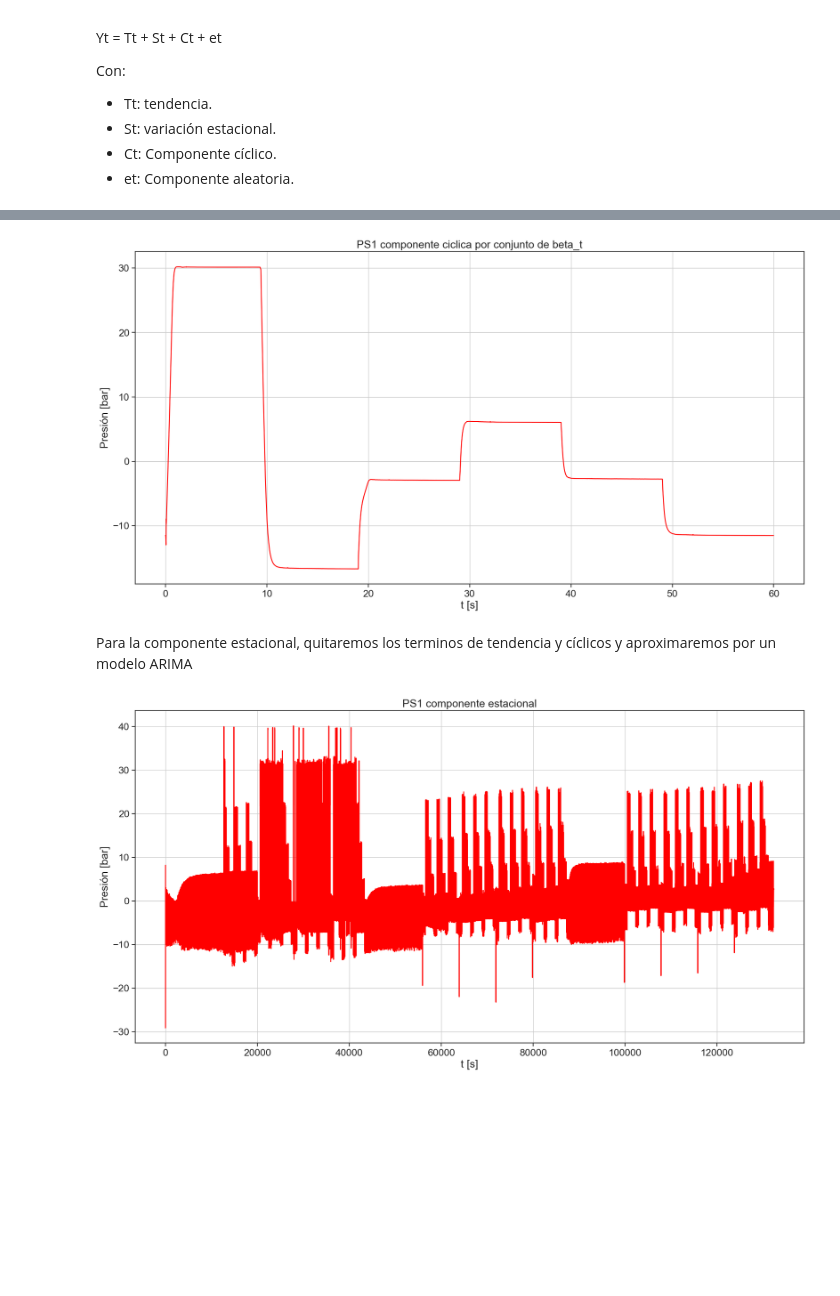
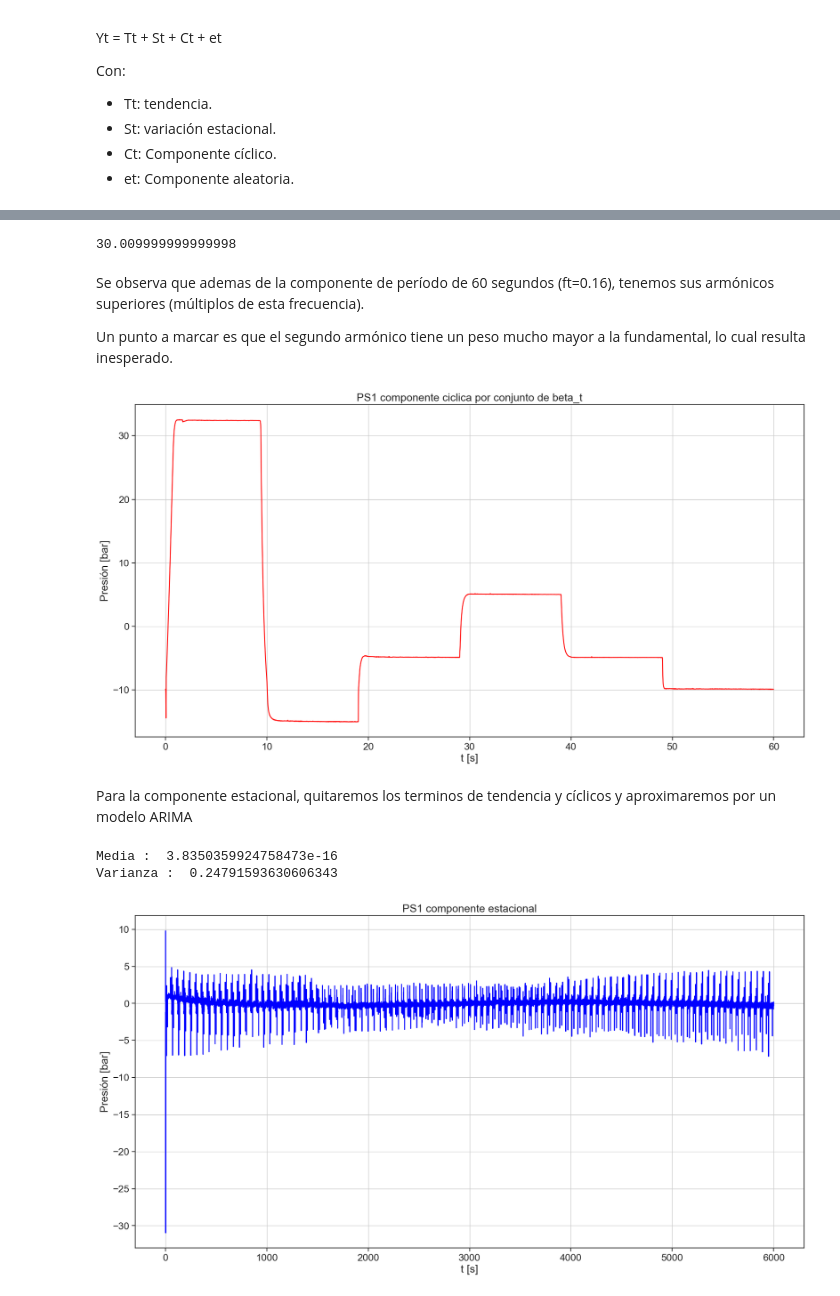
Before and after one commit to maxit1992/CEIA_ASdT, a Jupyter notebook: TP/TP_Maximiliano_Torti.ipynb, the cells around one changed output, grey strips where cells are left out. Drawn from its saved outputs; the diff is of its cells as text; code cells hidden in the pictures; blank space fills up the shorter version.

```diff
--- a/TP/TP_Maximiliano_Torti.ipynb
+++ b/TP/TP_Maximiliano_Torti.ipynb
@@ -207,2 +210,2 @@ Tt = popt
 # %%
-Tt
+Tt = y_line
@@ -217,3 +239,3 @@ En este caso, por la construcción del dataset, se conoce que el ciclo es de 60
 # %%
 # Componente ciclica
-Ct_1 = np.mean(serie-Tt,axis=0)
+Ct = np.mean(serie-Tt.reshape(serie.shape),axis=0)
@@ -220,26 +257,39 @@ Ct_1 = np.mean(serie-Tt,axis=0)
+# %%
+periodo= 1 / (np.argmax(Pyy_den)*50/len(Pyy_den))
+periodo
+# %% [output]
+30.009999999999998
+# %% [markdown]
+Se observa que ademas de la componente de período de 60 segundos (ft=0.16), tenemos sus armónicos superiores (múltiplos de esta frecuencia).
+
+Un punto a marcar es que el segundo armónico tiene un peso mucho mayor a la fundamental, lo cual resulta inesperado.
 # %%
 fig, ax = plt.subplots(1,figsize=(20, 10))
-ax.plot(x_serie,Ct_1, color = 'red')
+ax.plot(x_serie,Ct, color = 'red')
 ax.set_title("PS1 componente ciclica por conjunto de beta_t")
 ax.set_xlabel("t [s]")
 ax.set_ylabel("Presión [bar]")
 ax.grid(True)
 plt.show()
 # %% [output]
-[figure, old version]
+[figure, new version]
 # %%
-Ct_1 = np.tile(Ct_1,serie.shape[0])
+Ct = np.tile(Ct,serie.shape[0])
 # %% [markdown]
 Para la componente estacional, quitaremos los terminos de tendencia y cíclicos y aproximaremos por un modelo ARIMA
 # %%
-St_1 = (serie_1d - Ct_1) - Tt
+St = serie_1d - Ct - Tt
 # %%
 fig, ax = plt.subplots(1,figsize=(20, 10))
-ax.plot(x_serie_1d,St_1, color = 'red')
+print("Media : ",np.mean(St))
+print("Varianza : ",np.std(St)**2)
+ax.plot(x_serie_1d,St, color = 'blue')
 ax.set_title("PS1 componente estacional")
 ax.set_xlabel("t [s]")
 ax.set_ylabel("Presión [bar]")
 ax.grid(True)
 plt.show()
 # %% [output]
+Media :  3.8350359924758473e-16
+Varianza :  0.24791593630606343
-[figure, old version]
+[figure, new version]
```
Also changed, not shown: parts of 46 cells of this notebook.
